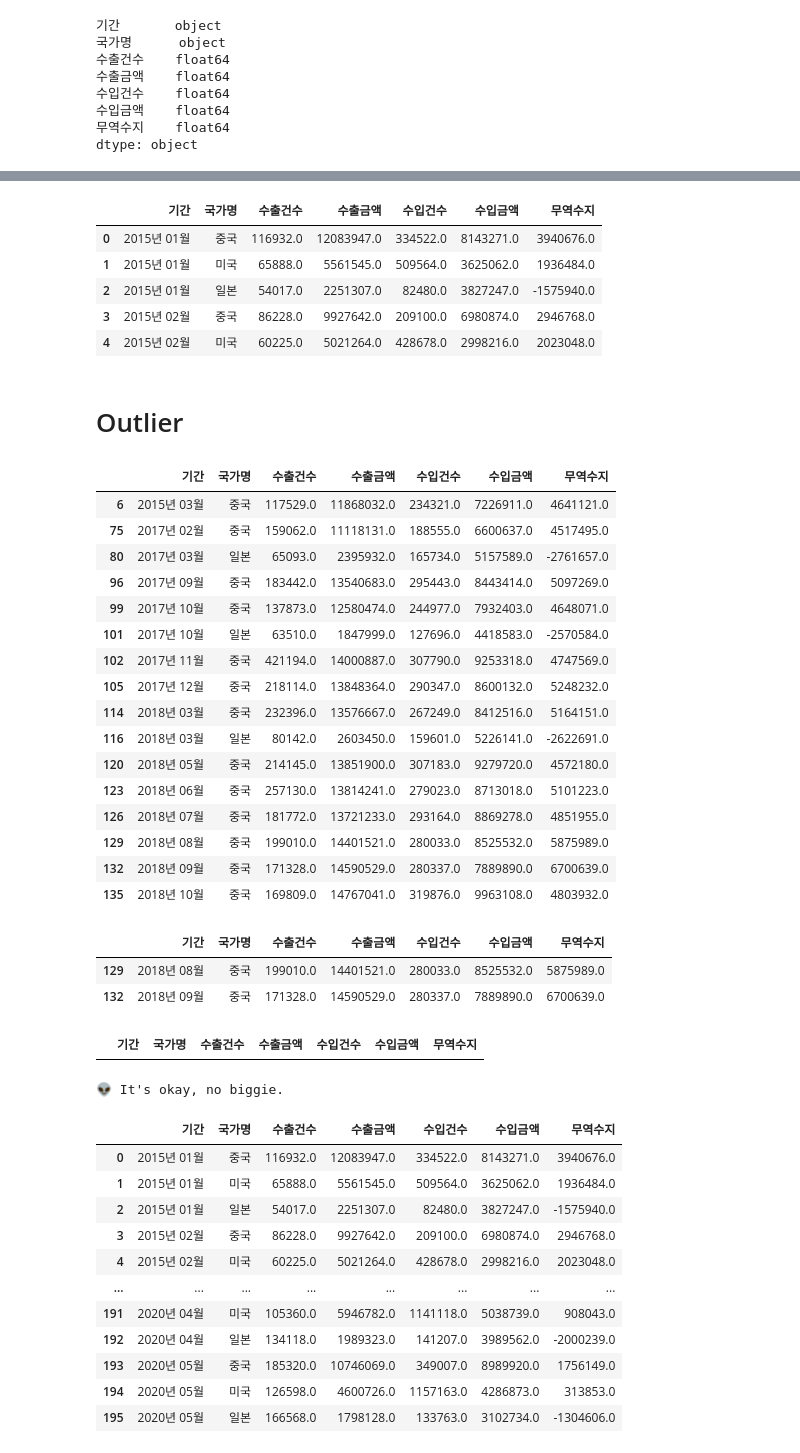
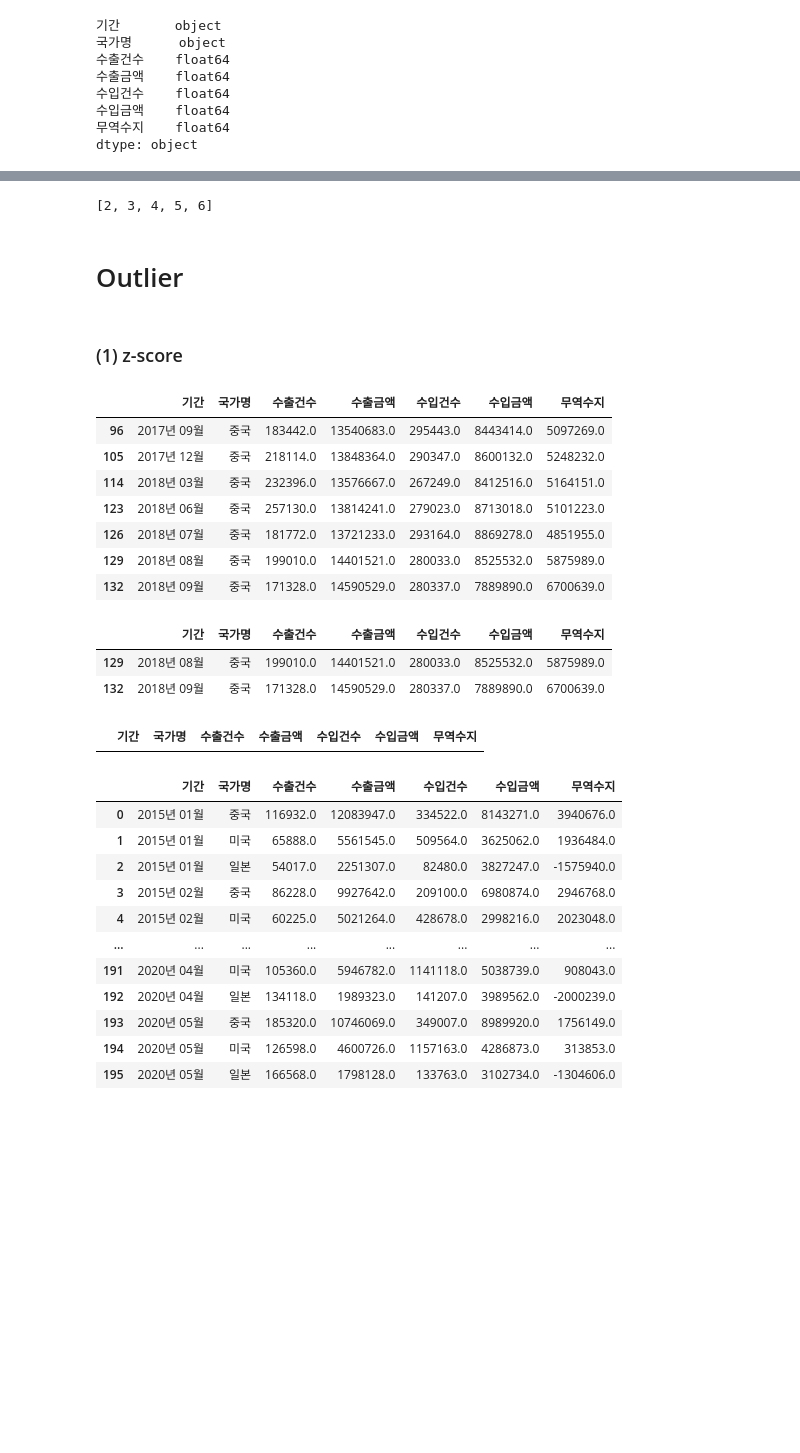
Before and after one commit to hwan141592/Python_Basic, a Jupyter notebook: AIFFEL_14_Review.ipynb, the cells around one changed output, grey strips where cells are left out. Cells and saved outputs as stored; diff of their text form; code cells hidden in the pictures; blank space fills up the shorter version.

```diff
--- a/AIFFEL_14_Review_Hwan.ipynb
+++ b/AIFFEL_14_Review.ipynb
@@ -335,13 +334,10 @@ array([False, False,  True,  True,  True,  True,  True])
-# %%
-trade.head(5)
-# %% [output]
-|  | 기간 | 국가명 | 수출건수 | 수출금액 | 수입건수 | 수입금액 | 무역수지 |
-| 0 | 2015년 01월 | 중국 | 116932.0 | 12083947.0 | 334522.0 | 8143271.0 | 3940676.0 |
-| 1 | 2015년 01월 | 미국 | 65888.0 | 5561545.0 | 509564.0 | 3625062.0 | 1936484.0 |
-| 2 | 2015년 01월 | 일본 | 54017.0 | 2251307.0 | 82480.0 | 3827247.0 | -1575940.0 |
-| 3 | 2015년 02월 | 중국 | 86228.0 | 9927642.0 | 209100.0 | 6980874.0 | 2946768.0 |
-| 4 | 2015년 02월 | 미국 | 60225.0 | 5021264.0 | 428678.0 | 2998216.0 | 2023048.0 |
+# %%
+[trade.columns.get_loc(c) for c in cols if c in trade]
+# %% [output]
+[2, 3, 4, 5, 6]
 # %% [markdown]
 # Outlier
+# %% [markdown]
+### (1) z-score
 # %%
 def outlier(df, col, z):
@@ -348,40 +346,30 @@ def outlier(df, col, z):
     return df[abs(df[col] - np.mean(df[col]))/np.std(df[col])>z].index
+# %%
+trade.loc[outlier(trade, '무역수지', 1.645)]   # 90% confidence interval(CI)
+# %% [output]
+|  | 기간 | 국가명 | 수출건수 | 수출금액 | 수입건수 | 수입금액 | 무역수지 |
+| 96 | 2017년 09월 | 중국 | 183442.0 | 13540683.0 | 295443.0 | 8443414.0 | 5097269.0 |
+| 105 | 2017년 12월 | 중국 | 218114.0 | 13848364.0 | 290347.0 | 8600132.0 | 5248232.0 |
+| 114 | 2018년 03월 | 중국 | 232396.0 | 13576667.0 | 267249.0 | 8412516.0 | 5164151.0 |
+| 123 | 2018년 06월 | 중국 | 257130.0 | 13814241.0 | 279023.0 | 8713018.0 | 5101223.0 |
+| 126 | 2018년 07월 | 중국 | 181772.0 | 13721233.0 | 293164.0 | 8869278.0 | 4851955.0 |
+| 129 | 2018년 08월 | 중국 | 199010.0 | 14401521.0 | 280033.0 | 8525532.0 | 5875989.0 |
+| 132 | 2018년 09월 | 중국 | 171328.0 | 14590529.0 | 280337.0 | 7889890.0 | 6700639.0 |
 # %%
-trade.loc[outlier(trade, '무역수지', 1.5)]
+trade.loc[outlier(trade, '무역수지', 1.96)]   # 95% CI
 # %% [output]
 |  | 기간 | 국가명 | 수출건수 | 수출금액 | 수입건수 | 수입금액 | 무역수지 |
-| 6 | 2015년 03월 | 중국 | 117529.0 | 11868032.0 | 234321.0 | 7226911.0 | 4641121.0 |
-| 75 | 2017년 02월 | 중국 | 159062.0 | 11118131.0 | 188555.0 | 6600637.0 | 4517495.0 |
-| 80 | 2017년 03월 | 일본 | 65093.0 | 2395932.0 | 165734.0 | 5157589.0 | -2761657.0 |
-| 96 | 2017년 09월 | 중국 | 183442.0 | 13540683.0 | 295443.0 | 8443414.0 | 5097269.0 |
-| 99 | 2017년 10월 | 중국 | 137873.0 | 12580474.0 | 244977.0 | 7932403.0 | 4648071.0 |
-| 101 | 2017년 10월 | 일본 | 63510.0 | 1847999.0 | 127696.0 | 4418583.0 | -2570584.0 |
-| 102 | 2017년 11월 | 중국 | 421194.0 | 14000887.0 | 307790.0 | 9253318.0 | 4747569.0 |
-| 105 | 2017년 12월 | 중국 | 218114.0 | 13848364.0 | 290347.0 | 8600132.0 | 5248232.0 |
-| 114 | 2018년 03월 | 중국 | 232396.0 | 13576667.0 | 267249.0 | 8412516.0 | 5164151.0 |
-| 116 | 2018년 03월 | 일본 | 80142.0 | 2603450.0 | 159601.0 | 5226141.0 | -2622691.0 |
-| 120 | 2018년 05월 | 중국 | 214145.0 | 13851900.0 | 307183.0 | 9279720.0 | 4572180.0 |
-| 123 | 2018년 06월 | 중국 | 257130.0 | 13814241.0 | 279023.0 | 8713018.0 | 5101223.0 |
-| 126 | 2018년 07월 | 중국 | 181772.0 | 13721233.0 | 293164.0 | 8869278.0 | 4851955.0 |
 | 129 | 2018년 08월 | 중국 | 199010.0 | 14401521.0 | 280033.0 | 8525532.0 | 5875989.0 |
 | 132 | 2018년 09월 | 중국 | 171328.0 | 14590529.0 | 280337.0 | 7889890.0 | 6700639.0 |
-| 135 | 2018년 10월 | 중국 | 169809.0 | 14767041.0 | 319876.0 | 9963108.0 | 4803932.0 |
 # %%
-trade.loc[outlier(trade, '무역수지', 2)]
+trade.loc[outlier(trade, '무역수지', 2.58)]   # 99% CI
 # %% [output]
 |  | 기간 | 국가명 | 수출건수 | 수출금액 | 수입건수 | 수입금액 | 무역수지 |
-| 129 | 2018년 08월 | 중국 | 199010.0 | 14401521.0 | 280033.0 | 8525532.0 | 5875989.0 |
-| 132 | 2018년 09월 | 중국 | 171328.0 | 14590529.0 | 280337.0 | 7889890.0 | 6700639.0 |
-# %%
-trade.loc[outlier(trade, '무역수지', 3)]
-# %% [output]
-|  | 기간 | 국가명 | 수출건수 | 수출금액 | 수입건수 | 수입금액 | 무역수지 |
 # %%
 def not_outlier(df, col, z):
+    # z_score = abs(df[col] - np.mean(df[col])) / np.std(df[col])
+    # return df[z_score <= z].index
     return df[abs(df[col] - np.mean(df[col]))/np.std(df[col]) <= z].index
-print("👽 It's okay, no biggie.")
-# %% [output]
-👽 It's okay, no biggie.
 # %%
 trade.loc[not_outlier(trade, '무역수지', 1.5)]
 # %% [output]
```
Also changed, not shown: parts of 25 cells of this notebook.
